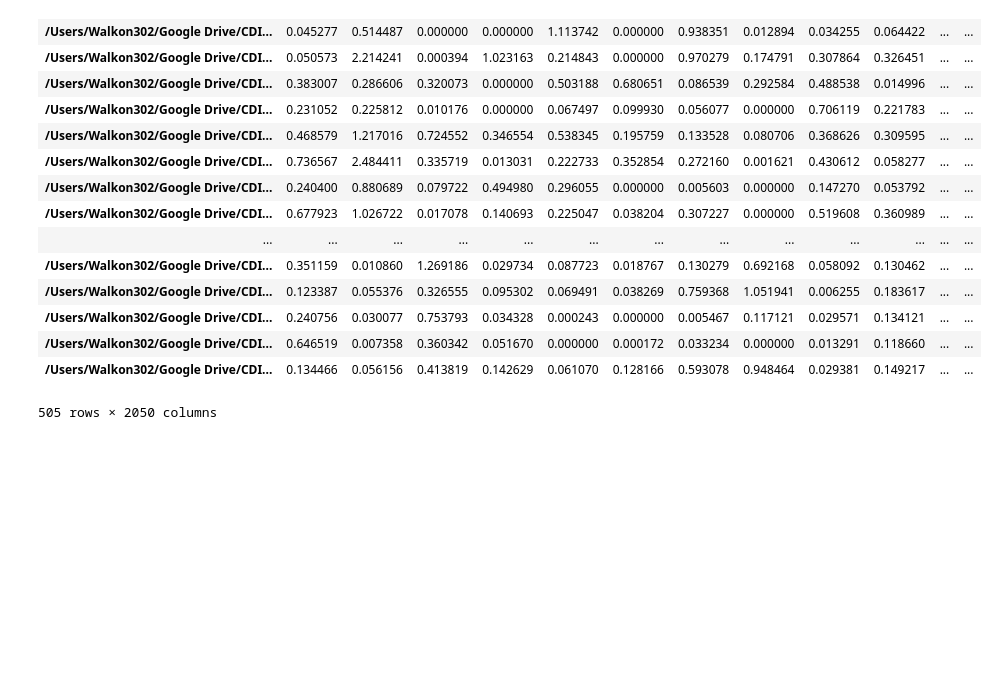
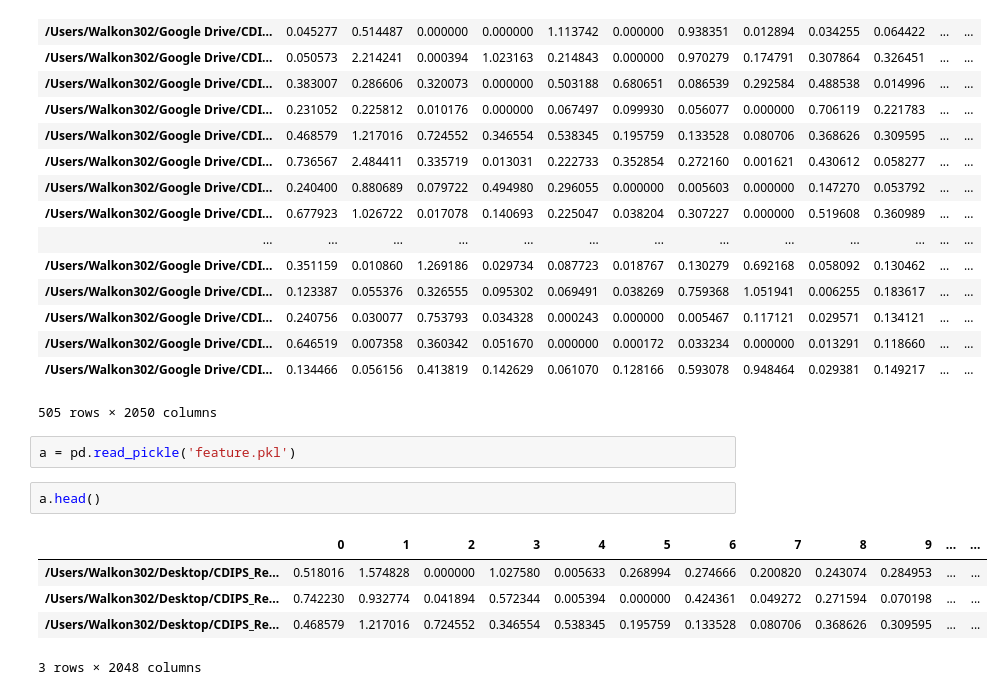
Before and after one commit to walkon302/CDIPS_Recommender, a Jupyter notebook: src/Background_Remover.ipynb, the cells around one changed output. Saved outputs shown, nothing was run; the diff lists cells and outputs as text; blank space fills up the shorter version.

```diff
--- a/src/Background_Remover.ipynb
+++ b/src/Background_Remover.ipynb
@@ -501,3 +501,13 @@ br
 | /Users/Walkon302/Google Drive/CDI... | 0.646519 | 0.007358 | 0.360342 | 0.051670 | 0.000000 | 0.000172 | 0.033234 | 0.000000 | 0.013291 | 0.118660 | ... | ... |
 | /Users/Walkon302/Google Drive/CDI... | 0.134466 | 0.056156 | 0.413819 | 0.142629 | 0.061070 | 0.128166 | 0.593078 | 0.948464 | 0.029381 | 0.149217 | ... | ... |
 505 rows × 2050 columns
+# %%
+a = pd.read_pickle('feature.pkl')
+# %%
+a.head()
+# %% [output]
+|  | 0 | 1 | 2 | 3 | 4 | 5 | 6 | 7 | 8 | 9 | ... | ... |
+| /Users/Walkon302/Desktop/CDIPS_Re... | 0.518016 | 1.574828 | 0.000000 | 1.027580 | 0.005633 | 0.268994 | 0.274666 | 0.200820 | 0.243074 | 0.284953 | ... | ... |
+| /Users/Walkon302/Desktop/CDIPS_Re... | 0.742230 | 0.932774 | 0.041894 | 0.572344 | 0.005394 | 0.000000 | 0.424361 | 0.049272 | 0.271594 | 0.070198 | ... | ... |
+| /Users/Walkon302/Desktop/CDIPS_Re... | 0.468579 | 1.217016 | 0.724552 | 0.346554 | 0.538345 | 0.195759 | 0.133528 | 0.080706 | 0.368626 | 0.309595 | ... | ... |
+3 rows × 2048 columns
```
Also changed, not shown: parts of 1 cell of this notebook, 15 other files.
